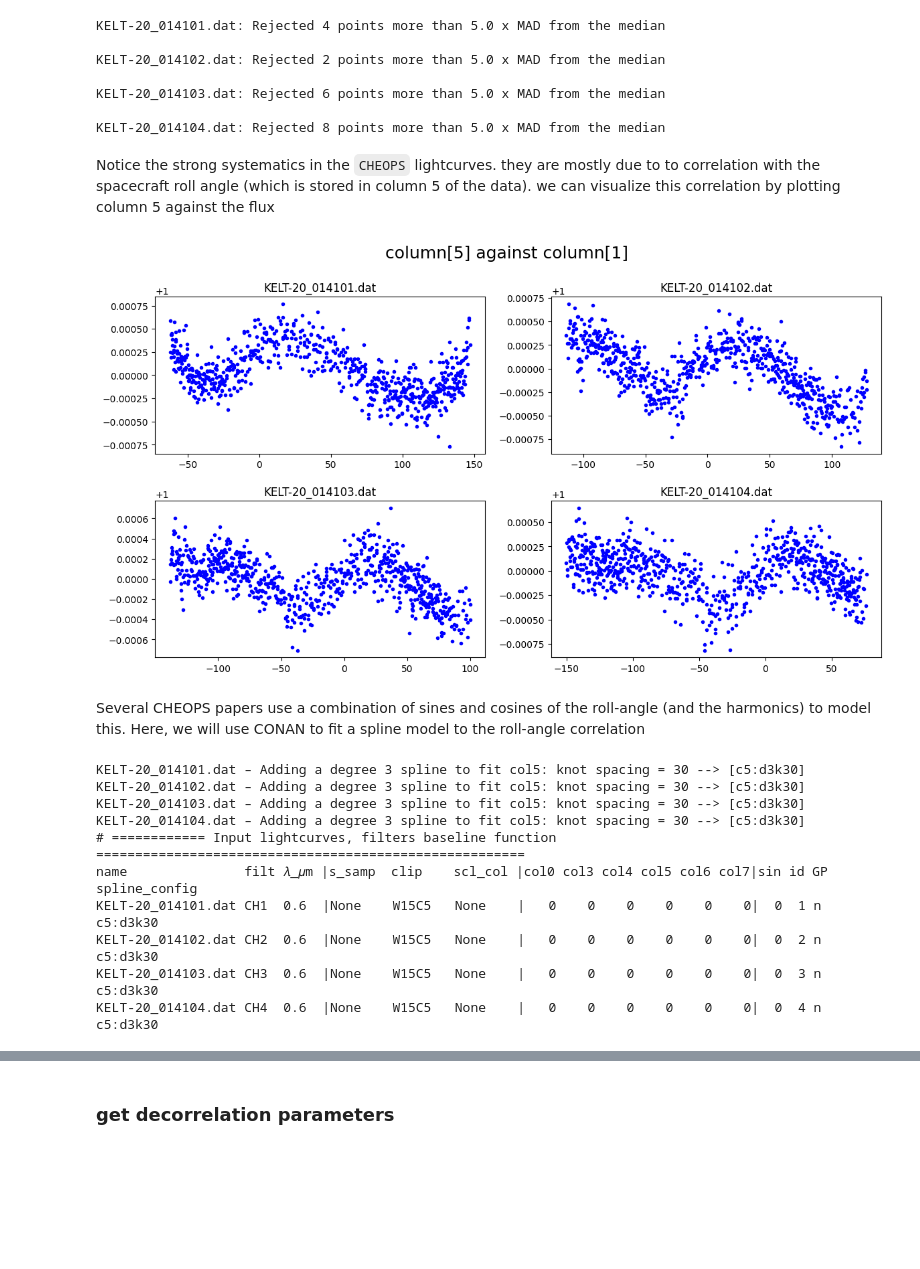
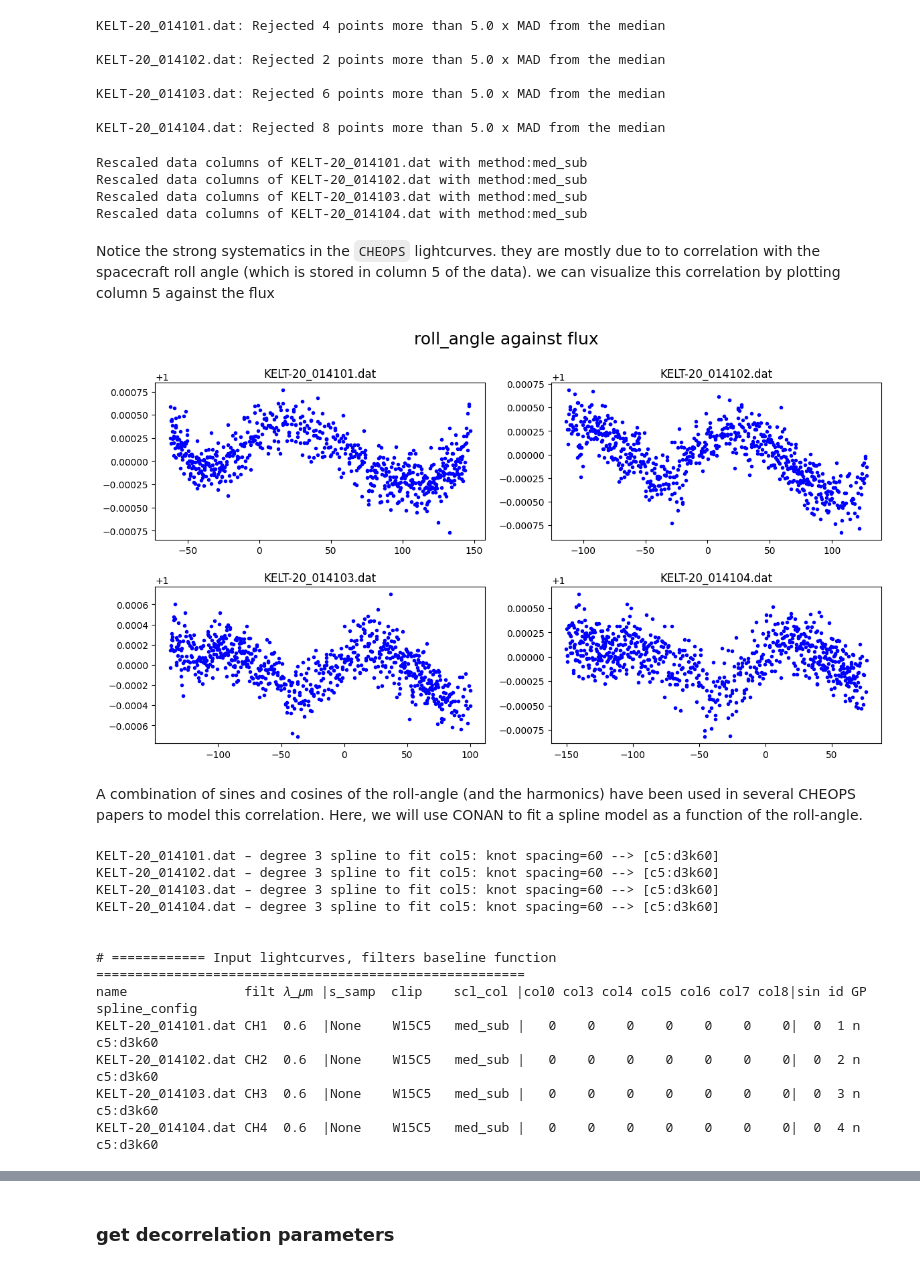
Before and after one commit to titans-ge/CONAN, a Jupyter notebook: Notebooks/KELT-20/kelt-20_conan_spline.ipynb, the cells around one changed output, grey strips where cells are left out. Saved outputs shown, nothing was run; the diff lists cells and outputs as text; code cells hidden in the pictures; blank space fills up the shorter version.

```diff
--- a/Notebooks/KELT-20/kelt-20_conan_spline.ipynb
+++ b/Notebooks/KELT-20/kelt-20_conan_spline.ipynb
@@ -68,6 +67,3 @@ import pandas as pd
 path = "data/"
 lcs = sorted(glob(f"{path}KELT-20*"), key=os.path.getmtime)
 lc_list = [basename(lc) for lc in lcs]
-lc_list = lc_list
-
-lc_list
@@ -110,24 +101,33 @@ KELT-20_014102.dat: Rejected 2 points more than 5.0 x MAD from the median
 KELT-20_014103.dat: Rejected 6 points more than 5.0 x MAD from the median
 
 KELT-20_014104.dat: Rejected 8 points more than 5.0 x MAD from the median
+# %%
+lc_obj.rescale_data_columns()
+# %% [output]
+Rescaled data columns of KELT-20_014101.dat with method:med_sub
+Rescaled data columns of KELT-20_014102.dat with method:med_sub
+Rescaled data columns of KELT-20_014103.dat with method:med_sub
+Rescaled data columns of KELT-20_014104.dat with method:med_sub
 # %% [markdown]
 Notice the strong systematics in the `CHEOPS` lightcurves. they are mostly due to to correlation with the spacecraft roll angle (which is stored in column 5 of the data). we can visualize this correlation by plotting column 5 against the flux
 # %%
-lc_obj.plot(plot_cols=(5,1))
+lc_obj.plot(plot_cols=(5,1), col_labels=("roll_angle","flux"))
 # %% [output]
-[figure, old version]
+[figure, new version]
 # %% [markdown]
-Several CHEOPS papers use a combination of sines and cosines of the roll-angle (and the harmonics) to model this. Here, we will use CONAN to fit a spline model to the roll-angle correlation
+A combination of sines and cosines of the roll-angle (and the harmonics) have been used in several CHEOPS papers to model this correlation. Here, we will use CONAN to fit a spline model as a function of the roll-angle.
 # %%
-lc_obj.add_spline(lc_list="all", par="col5", degree=3, knot_spacing=30 )
+lc_obj.add_spline(lc_list="all", par="col5", degree=3, knot_spacing=60 )
 # %% [output]
-KELT-20_014101.dat – Adding a degree 3 spline to fit col5: knot spacing = 30 --> [c5:d3k30]
-KELT-20_014102.dat – Adding a degree 3 spline to fit col5: knot spacing = 30 --> [c5:d3k30]
-KELT-20_014103.dat – Adding a degree 3 spline to fit col5: knot spacing = 30 --> [c5:d3k30]
-KELT-20_014104.dat – Adding a degree 3 spline to fit col5: knot spacing = 30 --> [c5:d3k30]
+KELT-20_014101.dat – degree 3 spline to fit col5: knot spacing=60 --> [c5:d3k60]
+KELT-20_014102.dat – degree 3 spline to fit col5: knot spacing=60 --> [c5:d3k60]
+KELT-20_014103.dat – degree 3 spline to fit col5: knot spacing=60 --> [c5:d3k60]
+KELT-20_014104.dat – degree 3 spline to fit col5: knot spacing=60 --> [c5:d3k60]
+
+
 # ============ Input lightcurves, filters baseline function =======================================================
-name               filt 𝜆_𝜇m |s_samp  clip    scl_col |col0 col3 col4 col5 col6 col7|sin id GP spline_config
-KELT-20_014101.dat CH1  0.6  |None    W15C5   None    |   0    0    0    0    0    0|  0  1 n  c5:d3k30
-KELT-20_014102.dat CH2  0.6  |None    W15C5   None    |   0    0    0    0    0    0|  0  2 n  c5:d3k30
-KELT-20_014103.dat CH3  0.6  |None    W15C5   None    |   0    0    0    0    0    0|  0  3 n  c5:d3k30
-KELT-20_014104.dat CH4  0.6  |None    W15C5   None    |   0    0    0    0    0    0|  0  4 n  c5:d3k30
+name               filt 𝜆_𝜇m |s_samp  clip    scl_col |col0 col3 col4 col5 col6 col7 col8|sin id GP spline_config
+KELT-20_014101.dat CH1  0.6  |None    W15C5   med_sub |   0    0    0    0    0    0    0|  0  1 n  c5:d3k60
+KELT-20_014102.dat CH2  0.6  |None    W15C5   med_sub |   0    0    0    0    0    0    0|  0  2 n  c5:d3k60
+KELT-20_014103.dat CH3  0.6  |None    W15C5   med_sub |   0    0    0    0    0    0    0|  0  3 n  c5:d3k60
+KELT-20_014104.dat CH4  0.6  |None    W15C5   med_sub |   0    0    0    0    0    0    0|  0  4 n  c5:d3k60
```
Also changed, not shown: parts of 24 cells of this notebook, 26 other files.
